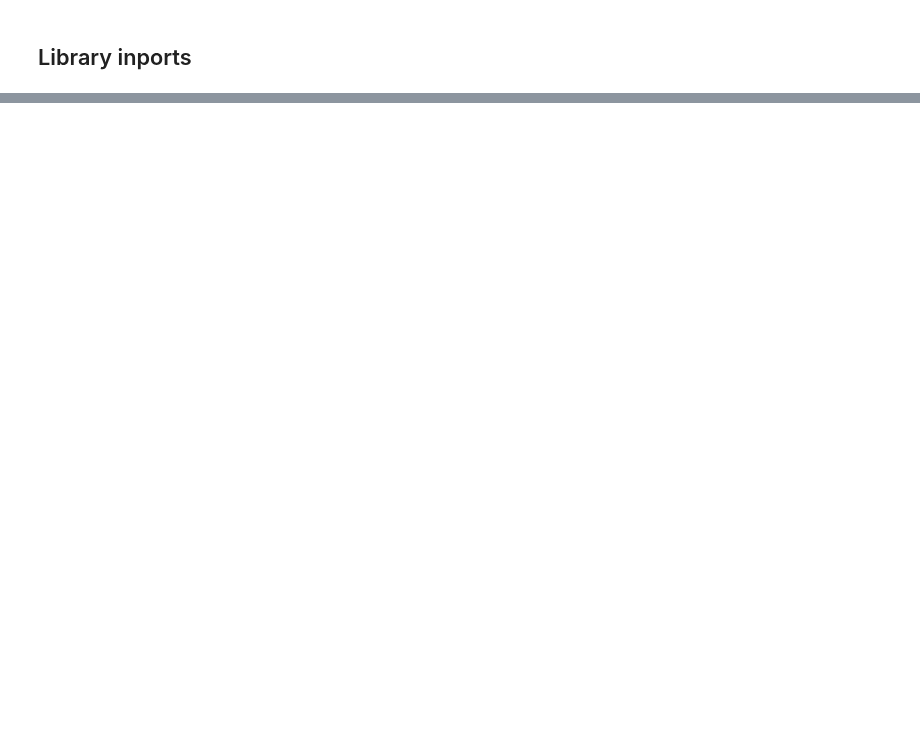
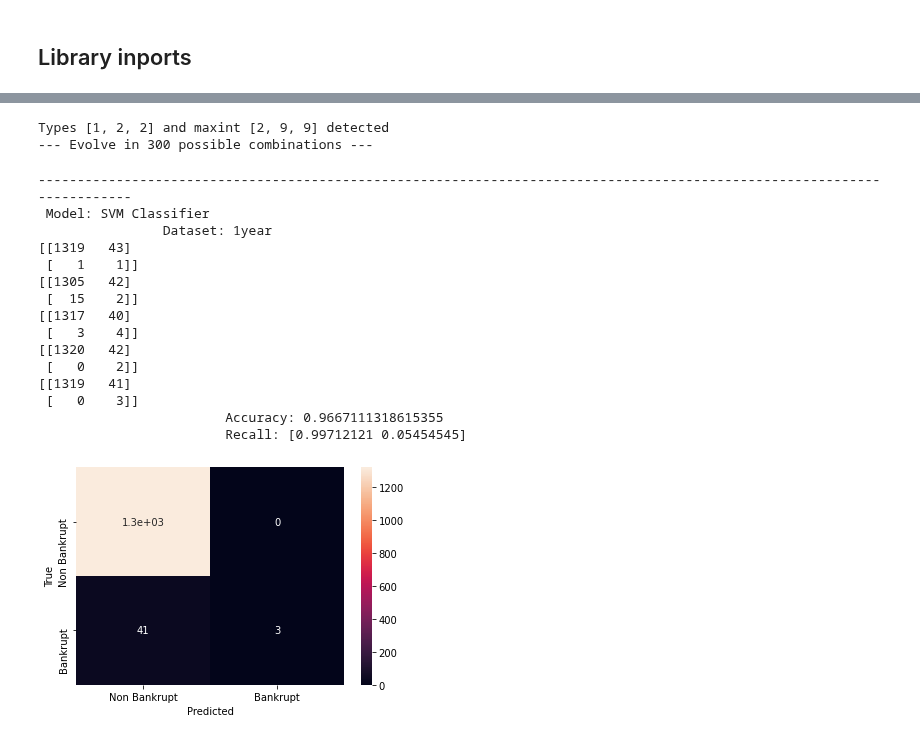
Before and after one commit to Project-ML-PUCP/BankruptcyTaiwan, a Jupyter notebook: 03. Codigo/05. Deployment.ipynb, the cells around one changed output, grey strips where cells are left out. Drawn from its saved outputs; the diff is of its cells as text; code cells hidden in the pictures; blank space fills up the shorter version.

```diff
--- a/03. Codigo/05. Deployment.ipynb
+++ b/03. Codigo/05. Deployment.ipynb
@@ -36,0 +235,52 @@ warnings.filterwarnings('ignore')
+# %%
+X, y = split_features(imputed_df,important_features)
+# %%
+param_ga = {"kernel": ["rbf", "sigmoid", "linear"],
+             "C": np.logspace(-2, 2, num=10, base=10),
+             "gamma": np.logspace(-2, 2, num=10, base=10)}
+# %%
+load = 1
+# %%
+# svm + ga
+cv_svm_ga = GeneticSearchCVMod(estimator=SVC(),
+                     params=param_ga,
+                     scoring="recall",
+                     cv=StratifiedKFold(n_splits=4),
+                     verbose=1,
+                     population_size=20,
+                     gene_mutation_prob=0.10,
+                     gene_crossover_prob=0.5,
+                     tournament_size=3,
+                     generations_number=5,
+                     n_jobs=4)
+if load==0:
+    cv_svm_ga.fit(X, y)
+else:
+    cv_svm =
+# %% [output]
+Types [1, 2, 2] and maxint [2, 9, 9] detected
+--- Evolve in 300 possible combinations ---
+# %%
+svm = cv_svm.best_estimator_
+models_dictionary2 = OrderedDict()
+models_dictionary2['SVM'] = svm
+
+# Cross validación con 5 sets
+results2 = perform_data_modeling(models_dictionary2, imputed_df, verbose=True, k_folds=5)
+# %% [output]
+------------------------------------------------------------------------------------------------------------------------
+ Model: SVM Classifier
+                Dataset: 1year
+[[1319   43]
+ [   1    1]]
+[[1305   42]
+ [  15    2]]
+[[1317   40]
+ [   3    4]]
+[[1320   42]
+ [   0    2]]
+[[1319   41]
+ [   0    3]]
+                        Accuracy: 0.9667111318615355
+                        Recall: [0.99712121 0.05454545]
+[figure, added]
```
Also changed, not shown: parts of 11 cells of this notebook.
